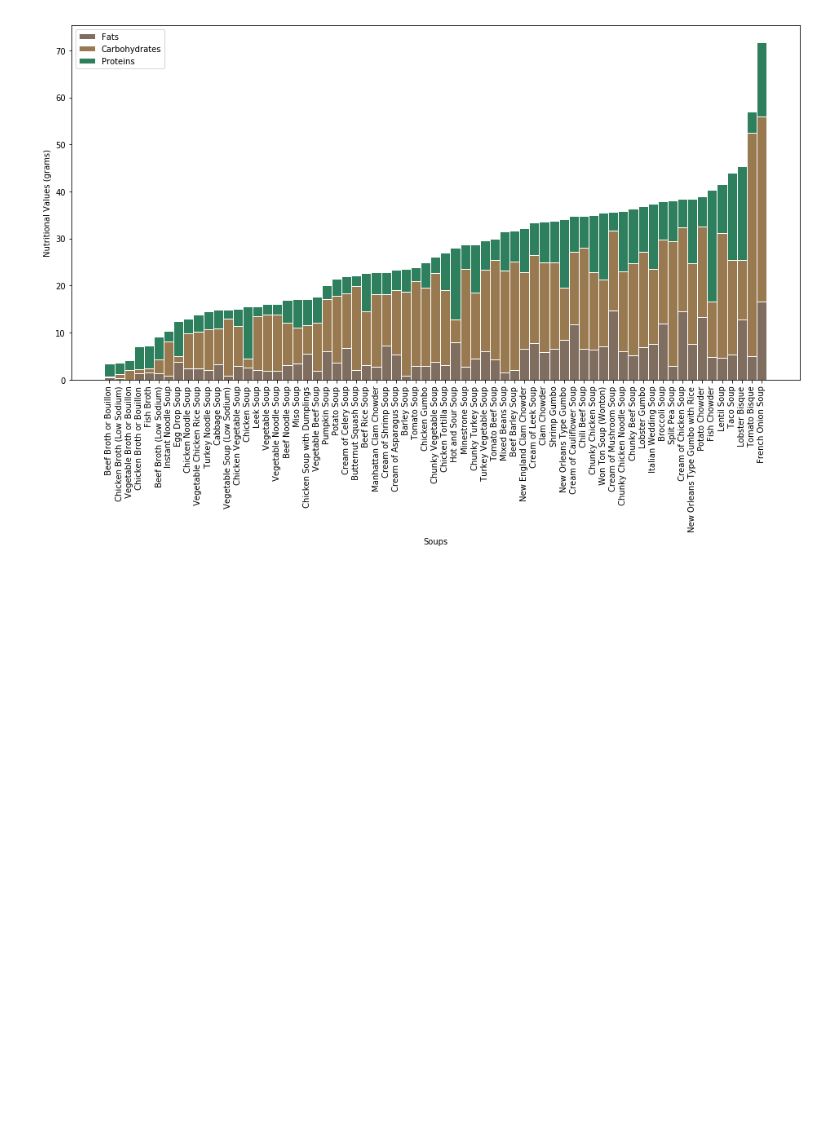
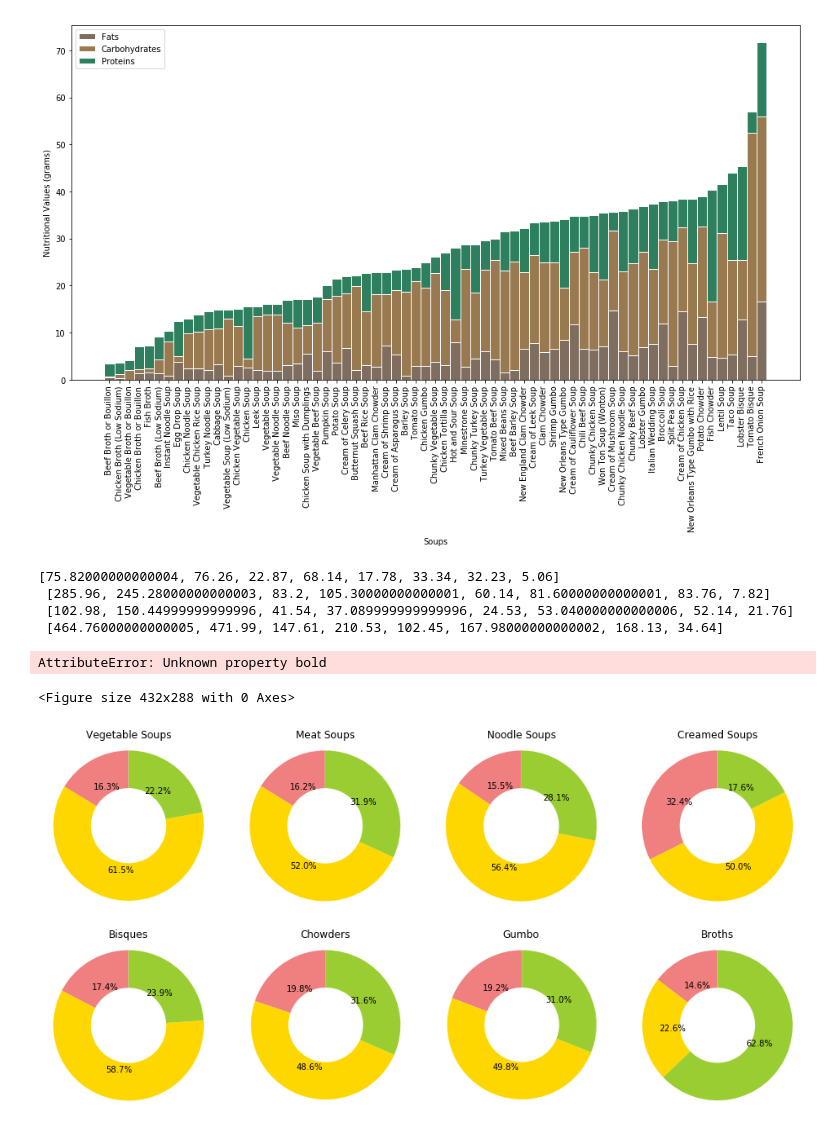
Before and after one commit to sejaldua/beautiful-soups, a Jupyter notebook: soup-nutrition.ipynb, the cells around one changed output. Cells and saved outputs as stored; diff of their text form; code cells hidden in the pictures; blank space fills up the shorter version.

Commit message:
PIE CHARTS hehe

```diff
--- a/soup-nutrition.ipynb
+++ b/soup-nutrition.ipynb
@@ -141,3 +146,54 @@ plt.show()
 fig.savefig('beautifulsoups.png', dpi=100)
 # %% [output]
 [figure]
+# %%
+
+f = []
+c = []
+p = []
+totals = []
+for i in range(1, num_soups + 1):
+    fat_total = 0
+    carb_total = 0
+    protein_total = 0
+    for idx in range(len(soups)):
+        if (group_ids[idx] == i):
+            fat_total += fats[idx]
+            carb_total += carbs[idx]
+            protein_total += proteins[idx]
+    f.append(fat_total)
+    c.append(carb_total)
+    p.append(protein_total)
+
+totals = [f[i] + c[i] + p[i] for i in range(len(f))]
+print(f, '\n', c, '\n', p, '\n', totals)
+# %% [output]
+[75.82000000000004, 76.26, 22.87, 68.14, 17.78, 33.34, 32.23, 5.06]
+ [285.96, 245.28000000000003, 83.2, 105.30000000000001, 60.14, 81.60000000000001, 83.76, 7.82]
+ [102.98, 150.44999999999996, 41.54, 37.089999999999996, 24.53, 53.040000000000006, 52.14, 21.76]
+ [464.76000000000005, 471.99, 147.61, 210.53, 102.45, 167.98000000000002, 168.13, 34.64]
+# %%
+# Data to plot
+labels = ['Fats', 'Carbohydrates', 'Proteins']
+colors = [ 'lightcoral', 'gold', 'yellowgreen'] #, 'lightskyblue']
+
+fig = plt.gcf()
+fig, axes= plt.subplots(2, 4)
+fig.set_size_inches(16, 8)
+
+
+for i, ax in enumerate(axes.flatten()):
+    data = [f[i], c[i], p[i]]
+    ax.pie(data, colors = colors, autopct='%1.1f%%', startangle=90)
+    ax.set_title(type_names[i])
+    centre_circle = plt.Circle((0,0),0.5,color='black', fc='white',linewidth=0)
+    ax.add_artist(centre_circle)
+    ax.axis('equal')
+
+fig.suptitle('Pie Charts for Average Nutrition Breakdown by Soup Type')
+fig.legend(labels,loc=1)
+plt.show()
+# %% [output]
+AttributeError: Unknown property bold
+<Figure size 432x288 with 0 Axes>
+[figure, added]
```
Also changed, not shown: parts of 3 cells of this notebook, 2 other files.
